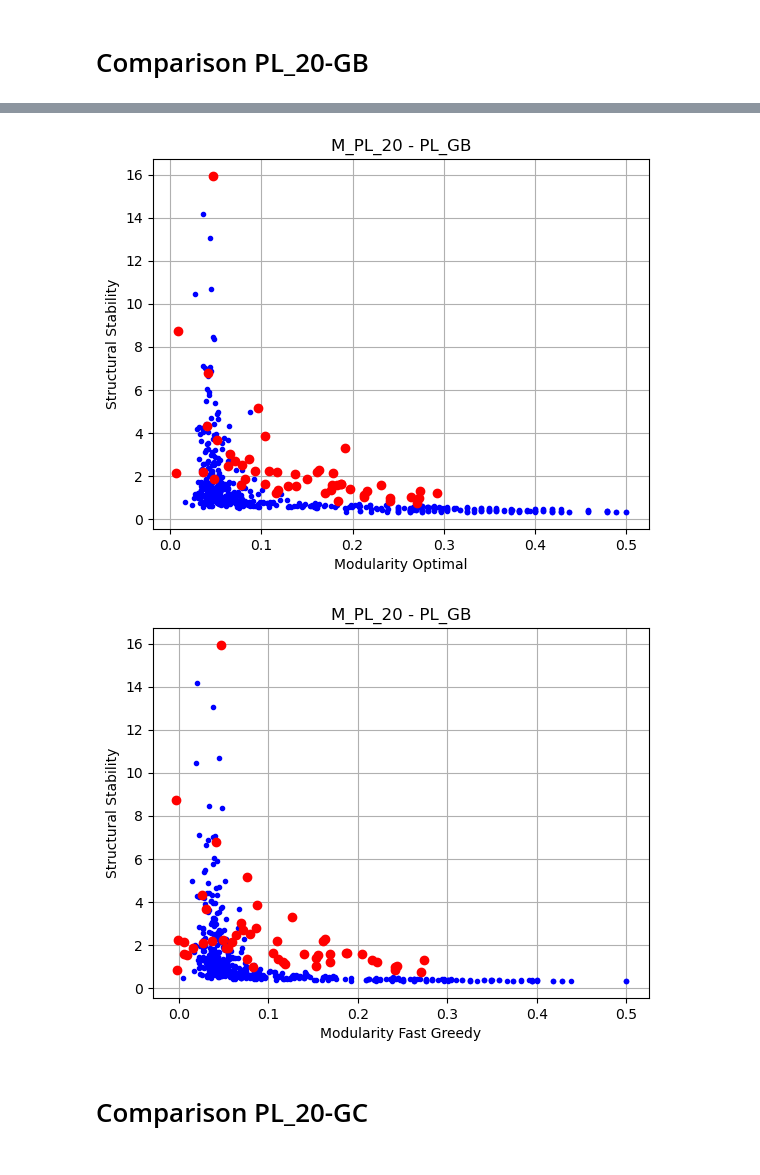
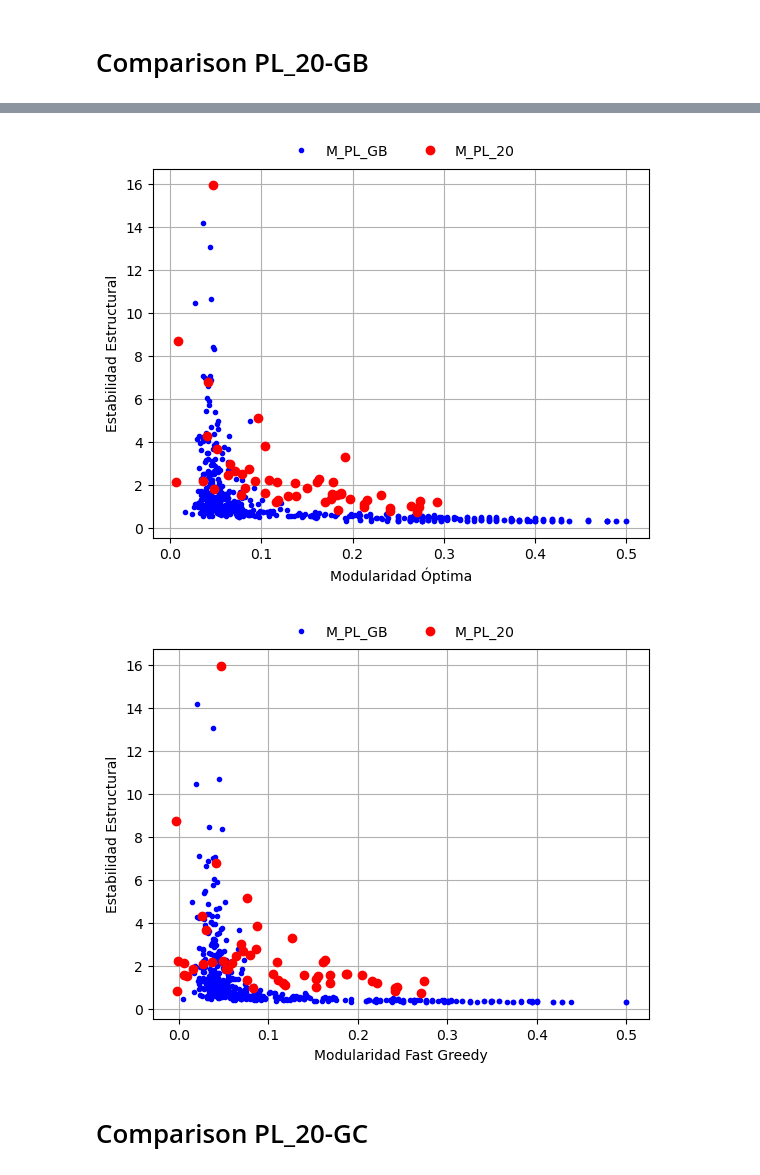
Before and after one commit to Gerar94/TFM_GRAPH_STRUCTURAL_STABILITY, a Jupyter notebook: Programs/Pollination/M_PL_20_Comparison.ipynb, the cells around one changed output, grey strips where cells are left out. Cells and saved outputs as stored; diff of their text form; code cells hidden in the pictures.

```diff
--- a/Programs/Pollination/M_PL_20_Comparison.ipynb
+++ b/Programs/Pollination/M_PL_20_Comparison.ipynb
@@ -59,25 +64,27 @@ plt.show()
 # %%
 #Comparison modularity opt
-plt.plot(df_PL_GB['Modularity_opt'], df_PL_GB['Struc_Stab'], "b.",
-         df_PL_20['Modularity_opt'], df_PL_20['Struc_Stab'], "ro")
-plt.xlabel('Modularity Optimal')
-plt.ylabel('Structural Stability')
-plt.title('M_PL_20 - PL_GB')
+plt.plot(df_PL_GB['Modularity_opt'], df_PL_GB['Struc_Stab'], "b.", label = 'M_PL_GB')
+plt.plot(df_PL_20['Modularity_opt'], df_PL_20['Struc_Stab'], "ro", label = 'M_PL_20')
+plt.xlabel('Modularidad Óptima')
+plt.ylabel('Estabilidad Estructural')
 plt.grid(True)
+plt.legend(frameon=False, loc = 'upper center', ncol = 2, bbox_to_anchor =(0.5,1.1))
+plt.savefig('graphs/M_PL_20-PL_GB-ModulOpt.png')
 plt.show()
 # %% [output]
-[figure, old version]
+[figure, new version]
 # %%
 #Comparison modularity opt
-plt.plot(df_PL_GB['Modularity_greedy'], df_PL_GB['Struc_Stab'], "b.",
-         df_PL_20['Modularity_greedy'], df_PL_20['Struc_Stab'], "ro")
-plt.xlabel('Modularity Fast Greedy')
-plt.ylabel('Structural Stability')
-plt.title('M_PL_20 - PL_GB')
+plt.plot(df_PL_GB['Modularity_greedy'], df_PL_GB['Struc_Stab'], "b.", label = 'M_PL_GB')
+plt.plot(df_PL_20['Modularity_greedy'], df_PL_20['Struc_Stab'], "ro", label = 'M_PL_20')
+plt.xlabel('Modularidad Fast Greedy')
+plt.ylabel('Estabilidad Estructural')
 plt.grid(True)
+plt.legend(frameon=False, loc = 'upper center', ncol = 2, bbox_to_anchor =(0.5,1.1))
+plt.savefig('graphs/M_PL_20-PL_GB-Modul.png')
 plt.show()
 # %% [output]
-[figure, old version]
+[figure, new version]
 # %% [markdown]
 # Comparison PL_20-GC
 # %%
```
Also changed, not shown: parts of 17 cells of this notebook, 3 other files.
